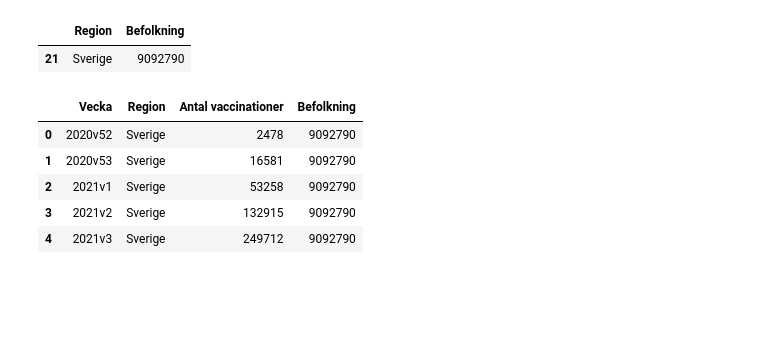
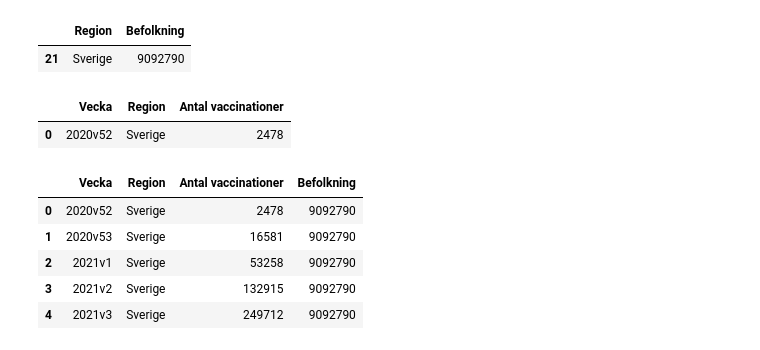
Before and after one commit to Andreas-Svensson/data_processing, a Jupyter notebook: Laboration_Covid19/E3_Data_KPI_Analysis.ipynb, the cells around one changed output. Cells and saved outputs as stored; diff of their text form; code cells hidden in the pictures; blank space fills up the shorter version.

```diff
--- a/Laboration_Covid19/E3_Data_KPI_Analysis.ipynb
+++ b/Laboration_Covid19/E3_Data_KPI_Analysis.ipynb
@@ -116,6 +116,11 @@ df_befolkning.tail(1)
 # %% [output]
 |  | Region | Befolkning |
 | 21 | Sverige | 9092790 |
+# %%
+df_vaccinationer.head(1)
+# %% [output]
+|  | Vecka | Region | Antal vaccinationer |
+| 0 | 2020v52 | Sverige | 2478 |
 # %%
 # merging population based per region into vaccination dataframe
 df_vaccinationer = df_vaccinationer.merge(df_befolkning , on = "Region")
```
Also changed, not shown: parts of 2 cells of this notebook.
